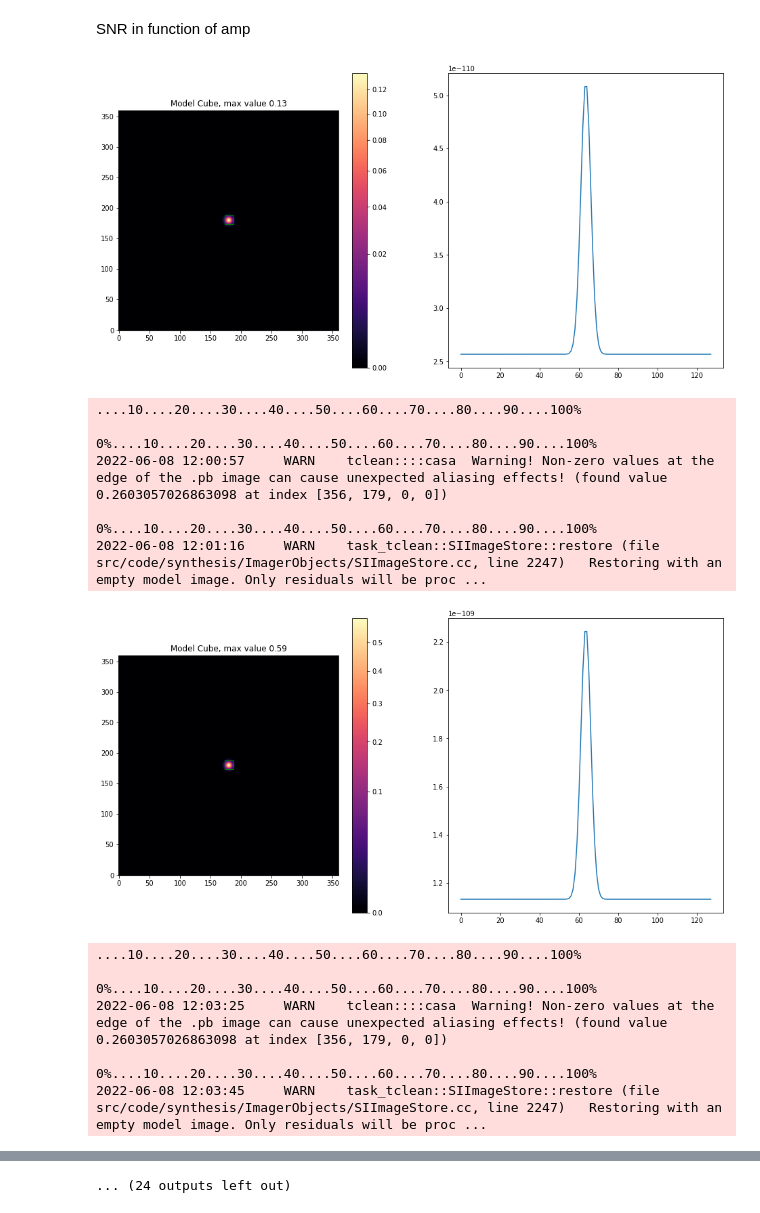
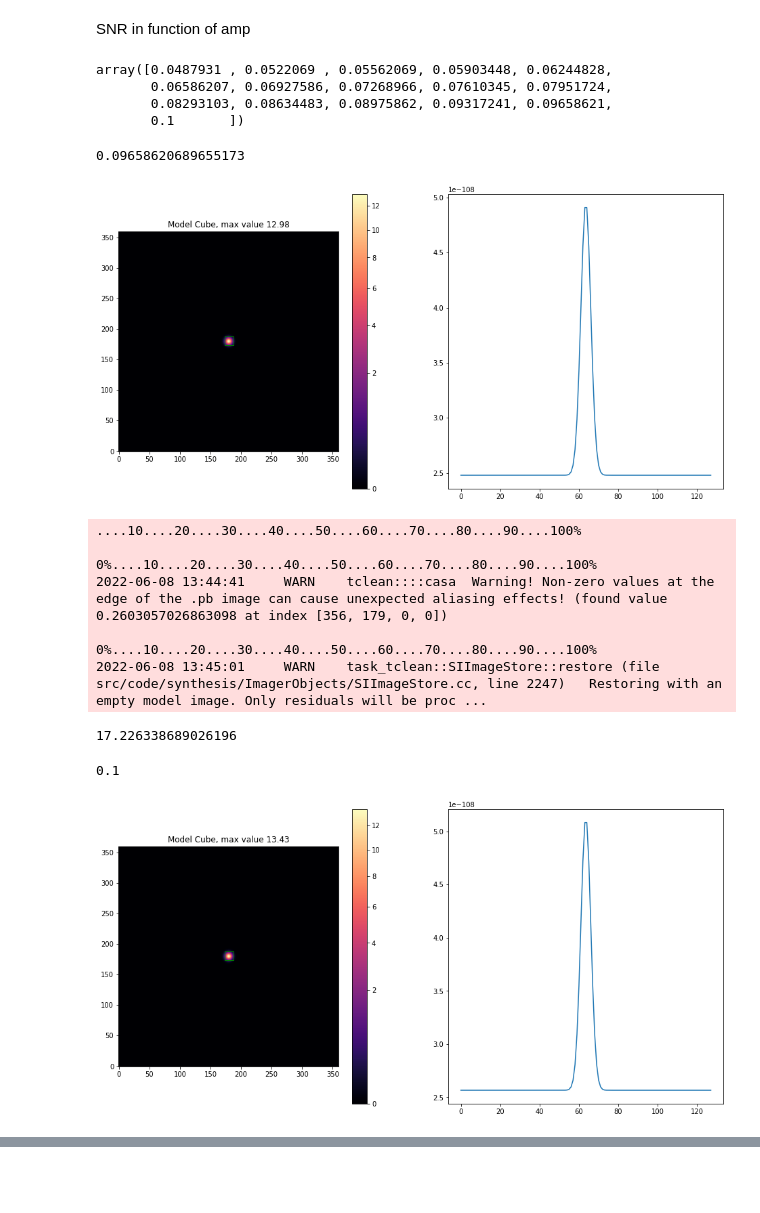
Before and after one commit to lukasztychoniec/ALMASim, a Jupyter notebook: full_tester.ipynb, the cells around one changed output, grey strips where cells are left out. Saved outputs shown, nothing was run; the diff lists cells and outputs as text; code cells hidden in the pictures; blank space fills up the shorter version.

```diff
--- a/full_tester.ipynb
+++ b/full_tester.ipynb
@@ -287,38 +287,41 @@ project = "sim"
 snr = simulator_tclean(output_dir, filename, project, amp, line_amp, box)
 # %% [markdown]
 SNR in function of amp
+# %%
+data_dir = "models"
+output_dir = "sims"
+if not os.path.exists(data_dir):
+    os.mkdir(data_dir)
+if not os.path.exists(output_dir):
+    os.mkdir(output_dir)
+amps = np.linspace(0.001, 0.1, 30)
+# %% [output]
+array([0.0487931 , 0.0522069 , 0.05562069, 0.05903448, 0.06244828,
+       0.06586207, 0.06927586, 0.07268966, 0.07610345, 0.07951724,
+       0.08293103, 0.08634483, 0.08975862, 0.09317241, 0.09658621,
+       0.1       ])
 # %%
-data_dir = "models"
-output_dir = "sims"
-if not os.path.exists(data_dir):
-    os.mkdir(data_dir)
-if not os.path.exists(output_dir):
-    os.mkdir(output_dir)
-amps = np.linspace(0.001, 0.1, 30)
 line_amp = 1.0
 i = 0
 snrs = []
-for amp in tqdm(amps):
-    box = box = generate_gaussian(amp, line_amp, data_dir, i)
+for amp in tqdm(amps[-2:]):
+    print(amp)
+    box = generate_gaussian(amp, line_amp, data_dir, i)
     filename = os.path.join(data_dir, "gauss_cube_" + str(i) + ".fits")
     project = "sim"
     snr = simulator_tclean(output_dir, filename, project, amp, line_amp, box)
-    snrs.append(snr)
+    print(snr)
     os.system('rm -r {}'.format(project))
 # %% [output]
+0.09658620689655173
-[figure, old version]
+[figure, new version]
-....10....20....30....40....50....60....70....80....90....100%
-
-0%....10....20....30....40....50....60....70....80....90....100%
-2022-06-08 12:00:57     WARN    tclean::::casa  Warning! Non-zero values at the edge of the .pb image can cause unexpected aliasing effects! (found value 0.2603057026863098 at index [356, 179, 0, 0])
-
-0%....10....20....30....40....50....60....70....80....90....100%
-2022-06-08 12:01:16     WARN    task_tclean::SIImageStore::restore (file src/code/synthesis/ImagerObjects/SIImageStore.cc, line 2247)   Restoring with an empty model image. Only residuals will be proc ...
+....10....20....30....40....50....60....70....80....90....100%
+
+0%....10....20....30....40....50....60....70....80....90....100%
+2022-06-08 13:44:41     WARN    tclean::::casa  Warning! Non-zero values at the edge of the .pb image can cause unexpected aliasing effects! (found value 0.2603057026863098 at index [356, 179, 0, 0])
+
+0%....10....20....30....40....50....60....70....80....90....100%
+2022-06-08 13:45:01     WARN    task_tclean::SIImageStore::restore (file src/code/synthesis/ImagerObjects/SIImageStore.cc, line 2247)   Restoring with an empty model image. Only residuals will be proc ...
+17.226338689026196
+0.1
-[figure, old version]
+[figure, new version]
-....10....20....30....40....50....60....70....80....90....100%
-
-0%....10....20....30....40....50....60....70....80....90....100%
-2022-06-08 12:03:25     WARN    tclean::::casa  Warning! Non-zero values at the edge of the .pb image can cause unexpected aliasing effects! (found value 0.2603057026863098 at index [356, 179, 0, 0])
-
-0%....10....20....30....40....50....60....70....80....90....100%
-2022-06-08 12:03:45     WARN    task_tclean::SIImageStore::restore (file src/code/synthesis/ImagerObjects/SIImageStore.cc, line 2247)   Restoring with an empty model image. Only residuals will be proc ...
@@ -358 +335,0 @@ for amp in tqdm(amps):
-... (24 outputs left out)
```
Also changed, not shown: parts of 1 cell of this notebook, 6 other files.
